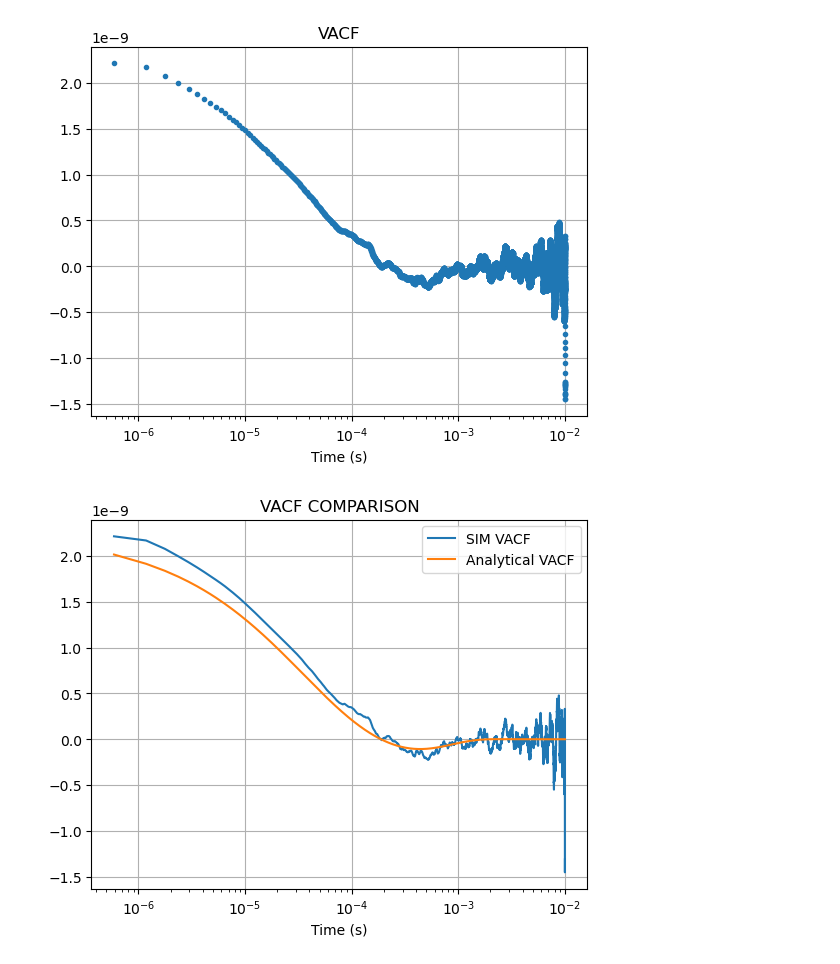
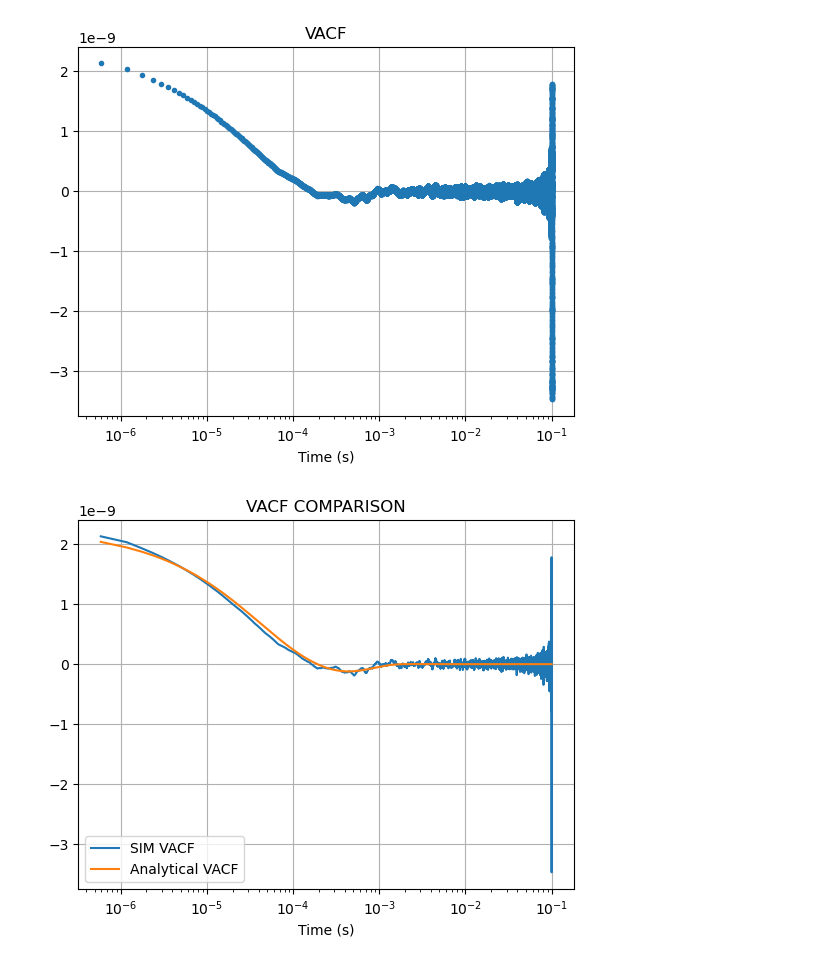
Before and after one commit to mcthumann/MarkovianEmbedding, a Jupyter notebook: sim_script.ipynb, the cells around one changed output. Saved outputs shown, nothing was run; the diff lists cells and outputs as text; code cells hidden in the pictures.

```diff
--- a/sim_script.ipynb
+++ b/sim_script.ipynb
@@ -221,6 +232,11 @@ traces = []
 for trace in position_traces:
     series = bin_data(trace, bin_num)
     traces.append(series)
+
+sim_vel_traces = []
+for trace in np.array(velocities):
+    series = bin_data(trace, bin_num)
+    sim_vel_traces.append(series)
 # %%
 
 from findiff import Diff
@@ -323,13 +340,10 @@ def compute_VACF_time_domain(v_series):
     return vacf
 
 all_vacf = []
-#
-# for series in traces_post_meter:
-#     v_series = np.diff(series) / np.diff(time)
-#     vacf = compute_VACF_time_domain(v_series)
-#     all_vacf.append(vacf)
 
-for trace in velocity_traces:
+# CHOOSE SIM VEL OR FINITE DIF FROM SIM POS
+# for trace in velocity_traces:
+for trace in sim_vel_traces:
     vacf = compute_VACF_time_domain(trace)
     all_vacf.append(vacf)
 # %%
@@ -342,7 +356,7 @@ plt.xlabel("Time (s)")
 plt.title("VACF")
 plt.grid()
 # %% [output]
-[figure, old version]
+[figure, new version]
 # %%
 def VACF_fitting_func(t, m, K, r, V_):
     # t = t * (math.pi / 2)
@@ -352,35 +366,35 @@ def VACF_fitting_func(t, m, K, r, V_):
     # find roots
     # a * z^4 + b * z^3 + c * z^2 + d * z + e = 0
 
-    a = t_p #+ (1 / 9.0) * t_f
+    a = t_p + (1 / 9.0) * t_f
     b = -np.sqrt(t_f)
     c = 1
     d = 0
     e = 1 / t_k
 
     # Coefficients array for the polynomial equation
     coefficients = [a, b, c, d, e]
     # Find the roots
 
     roots = np.roots(coefficients)
 
     vacf_complex = (V_)*((const.k * 293) / m) * sum(
         (z ** 3 * scipy.special.erfcx(z * np.sqrt(t))) /
         (np.prod([z - z_j for z_j in roots if z != z_j])) for z in roots
     )
     return np.real(vacf_complex)
 
 vacf_analytical = VACF_fitting_func(time[1:], mass_total, K, a, 1)
 plt.plot(time[1:], avg_vacf, label = "SIM VACF")
 plt.plot(time[1:], vacf_analytical, label = "Analytical VACF")
 plt.xscale('log')
 # plt.xlim(right=1e-3)
 plt.xlabel("Time (s)")
 plt.title("VACF COMPARISON")
 plt.legend()
 plt.grid()
 # %% [output]
-[figure, old version]
+[figure, new version]
 # %%
 def compute_msd(time_trace, dt):
     n = len(time_trace)
```
Also changed, not shown: parts of 6 cells of this notebook, 1 other file.
